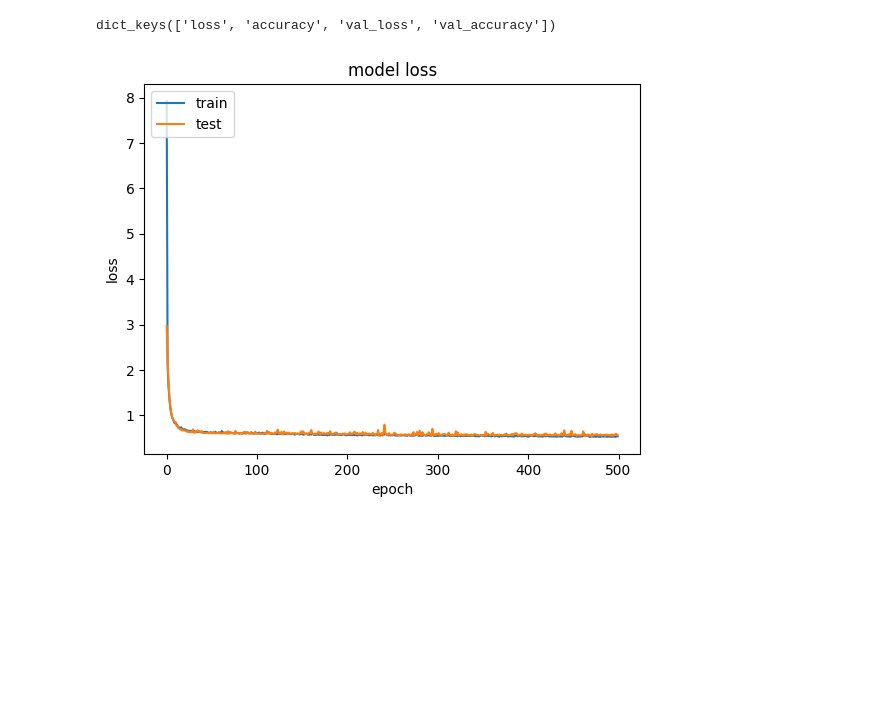
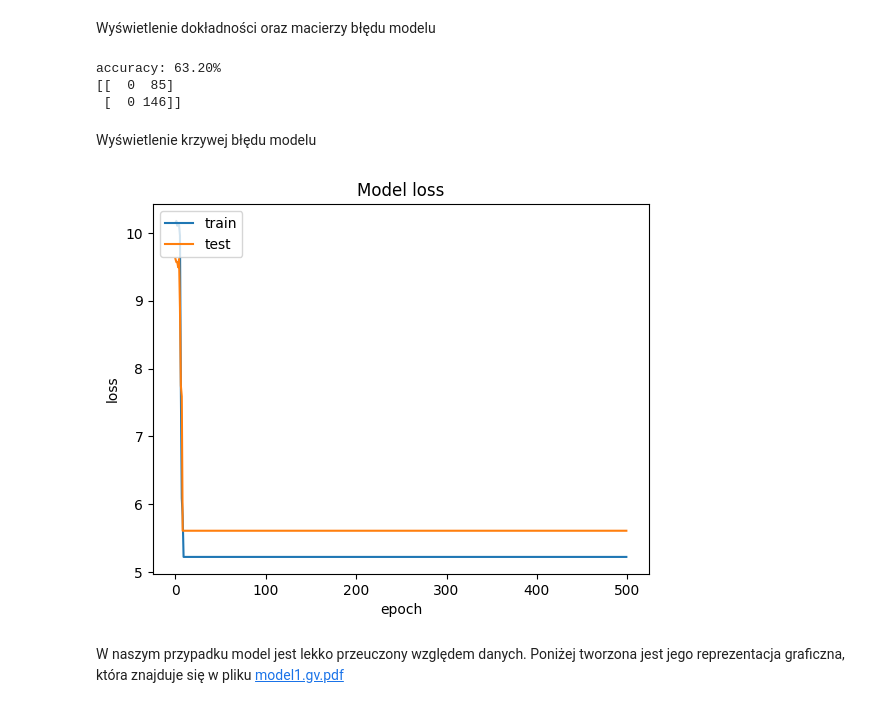
Before and after one commit to wgola/computional-intelligence-exercises, a Jupyter notebook: lab06/lab06zad04.ipynb, the cells around one changed output. Cells and saved outputs as stored; diff of their text form; code cells hidden in the pictures; blank space fills up the shorter version.

```diff
--- a/lab06/lab06zad04.ipynb
+++ b/lab06/lab06zad04.ipynb
@@ -9,5 +22,10 @@ df = pd.read_csv("diabetes.csv")
 df['class'] = list(
     map(lambda x: 0 if x == "tested_positive" else 1, df["class"]))
 
-inputs = df.values[:, 0:8]
-classes = df.values[:, 8]
+train_set, test_set = train_test_split(df.values, train_size=0.7)
+
+train_inputs = train_set[:, 0:8]
+train_classes = train_set[:, 8]
+
+test_inputs = test_set[:, 0:8]
+test_classes = test_set[:, 8]
@@ -14,7 +34,7 @@ classes = df.values[:, 8]
 # %%
-model = Sequential()
-model.add(Dense(6, input_shape=(8,), activation='relu'))
-model.add(Dense(3, activation='relu'))
-model.add(Dense(1, activation='sigmoid'))
-model.compile(loss='binary_crossentropy',
-              optimizer='adam', metrics=['accuracy'])
+model1 = Sequential()
+model1.add(Dense(6, input_shape=(8,), activation='relu'))
+model1.add(Dense(3, activation='relu'))
+model1.add(Dense(1))
+model1.compile(loss='binary_crossentropy',
+               optimizer='adam', metrics=['accuracy'])
@@ -21,3 +48,3 @@ model.compile(loss='binary_crossentropy',
 # %%
-history = model.fit(inputs, classes, validation_split=0.30,
-                    epochs=500, batch_size=10, verbose=0)
+history1 = model1.fit(train_inputs, train_classes, validation_data=(test_inputs, test_classes),
+                      epochs=500, batch_size=10, verbose=0)
@@ -27,14 +51,27 @@ history = model.fit(inputs, classes, validation_split=0.30,
-# %%
-print(history.history.keys())
-# %% [output]
-dict_keys(['loss', 'accuracy', 'val_loss', 'val_accuracy'])
+# %% [markdown]
+Wyświetlenie dokładności oraz macierzy błędu modelu
+# %%
+scores = model1.evaluate(test_inputs, test_classes, verbose=0)
+
+print("\n%s: %.2f%%" % (model1.metrics_names[1], scores[1]*100))
+prediction = list(
+    map(lambda tab: 0 if tab[0] < 0.5 else 1, model1.predict(test_inputs, verbose=0)))
+print(confusion_matrix(test_classes, prediction))
+# %% [output]
+accuracy: 63.20%
+[[  0  85]
+ [  0 146]]
+# %% [markdown]
+Wyświetlenie krzywej błędu modelu
 # %%
-plt.plot(history.history['loss'])
-plt.plot(history.history['val_loss'])
-plt.title('model loss')
+plt.plot(history1.history['loss'])
+plt.plot(history1.history['val_loss'])
+plt.title('Model loss')
 plt.ylabel('loss')
 plt.xlabel('epoch')
 plt.legend(['train', 'test'], loc='upper left')
 plt.show()
 # %% [output]
-[figure, old version]
+[figure, new version]
+# %% [markdown]
+W naszym przypadku model jest lekko przeuczony względem danych. Poniżej tworzona jest jego reprezentacja graficzna, która znajduje się w pliku [model1.gv.pdf](model1.gv.pdf)
```
Also changed, not shown: parts of 13 cells of this notebook, 2 other files.
